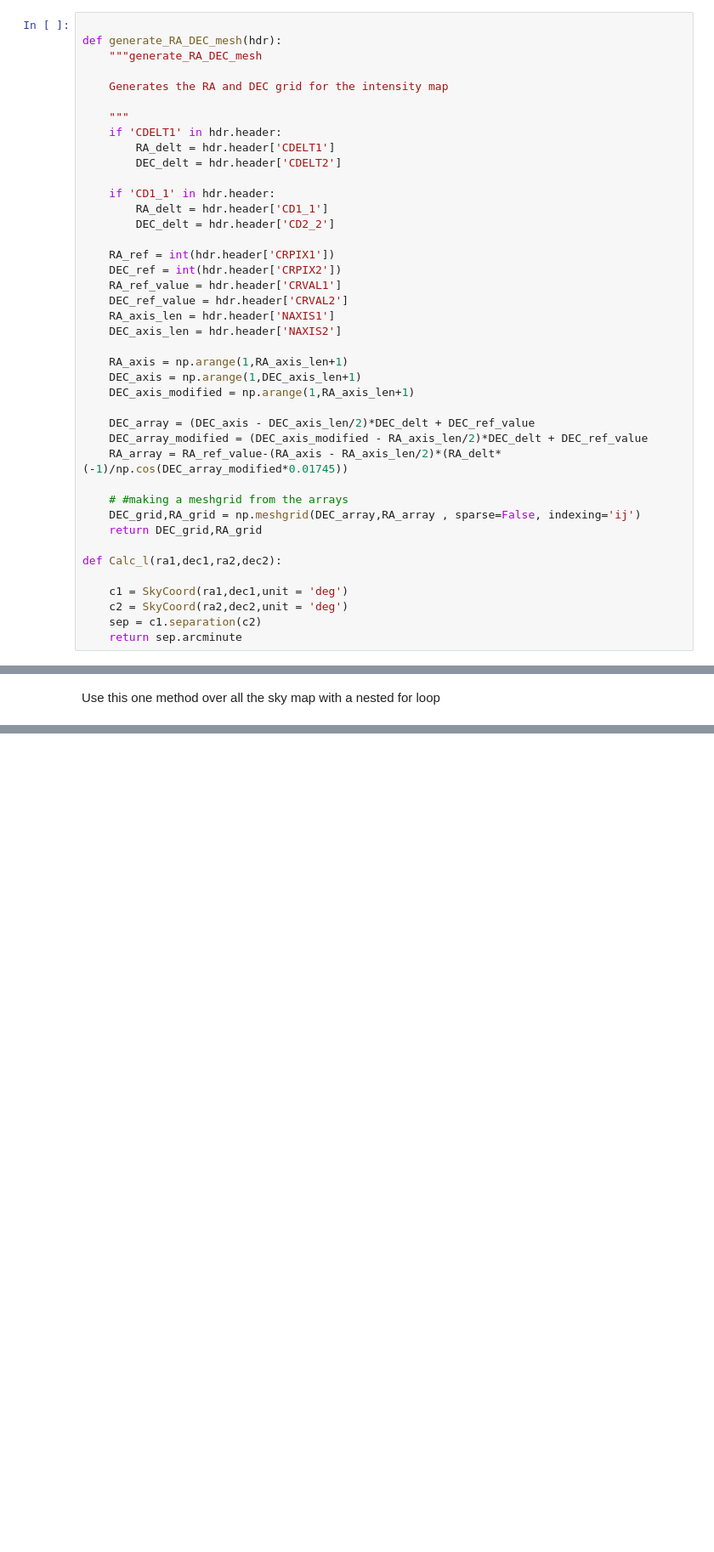
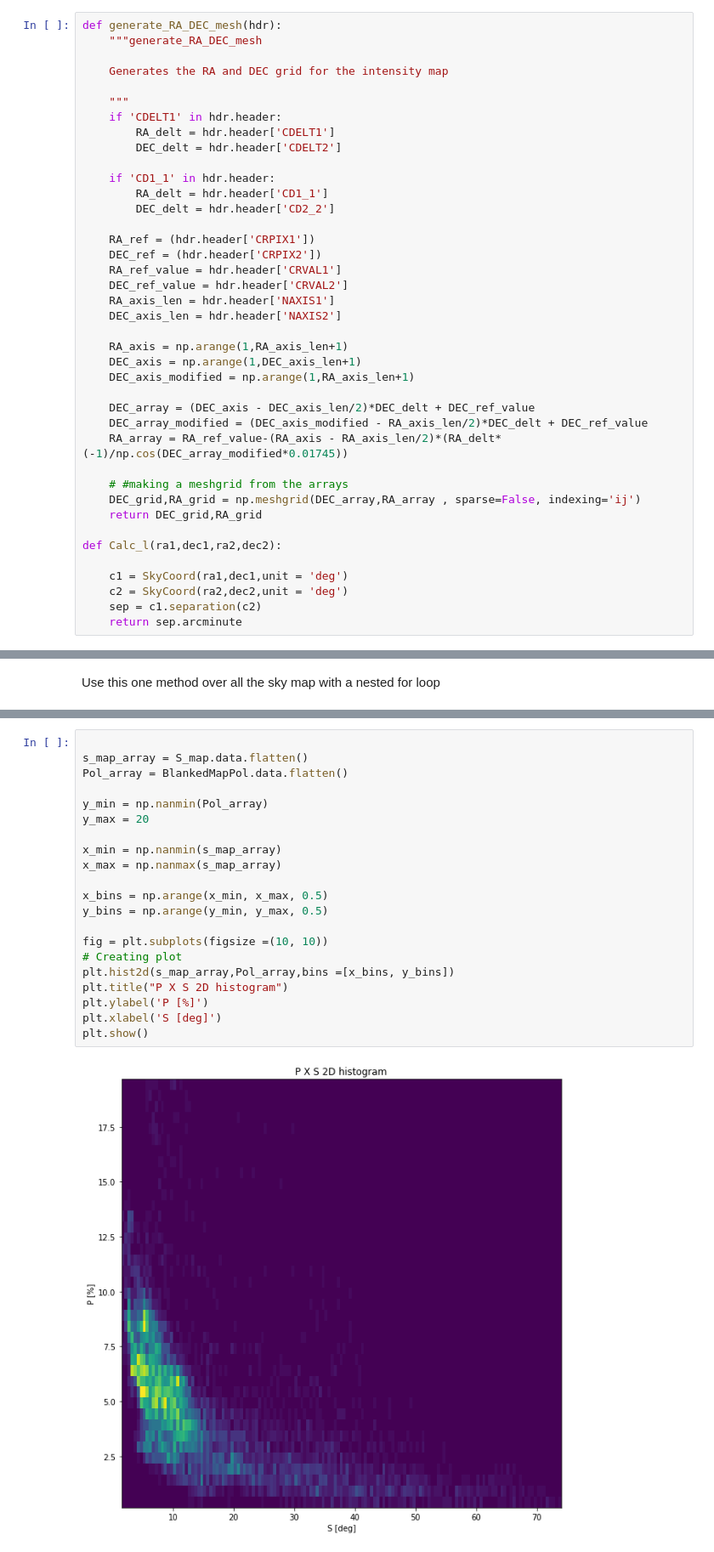
Before and after one commit to Siddharth3-14/Internship-MIT, a Jupyter notebook: angle_dispersion_funtion.ipynb, the cells around one changed output, grey strips where cells are left out. Shown: that part at 85% size. Cells and saved outputs as stored; diff of their text form; blank space fills up the shorter version.

```diff
--- a/angle_dispersion_funtion.ipynb
+++ b/angle_dispersion_funtion.ipynb
@@ -16,7 +16,6 @@ generate_RA_DEC_mesh generates RA and DEC mesh for the DATA which will be used f
 
 Calc_l find the distance between two points on the space returns the value in arcsecond
 # %%
-
 def generate_RA_DEC_mesh(hdr):
     """generate_RA_DEC_mesh
 
@@ -31,8 +30,8 @@ def generate_RA_DEC_mesh(hdr):
         RA_delt = hdr.header['CD1_1']
         DEC_delt = hdr.header['CD2_2']
 
-    RA_ref = int(hdr.header['CRPIX1'])
-    DEC_ref = int(hdr.header['CRPIX2'])
+    RA_ref = (hdr.header['CRPIX1'])
+    DEC_ref = (hdr.header['CRPIX2'])
     RA_ref_value = hdr.header['CRVAL1']
     DEC_ref_value = hdr.header['CRVAL2']
     RA_axis_len = hdr.header['NAXIS1']
@@ -135,0 +193,23 @@ plt.show()
+# %%
+
+s_map_array = S_map.data.flatten()
+Pol_array = BlankedMapPol.data.flatten()
+
+y_min = np.nanmin(Pol_array)
+y_max = 20
+
+x_min = np.nanmin(s_map_array)
+x_max = np.nanmax(s_map_array)
+
+x_bins = np.arange(x_min, x_max, 0.5)
+y_bins = np.arange(y_min, y_max, 0.5)
+
+fig = plt.subplots(figsize =(10, 10))
+# Creating plot
+plt.hist2d(s_map_array,Pol_array,bins =[x_bins, y_bins])
+plt.title("P X S 2D histogram")
+plt.ylabel('P [%]')
+plt.xlabel('S [deg]')
+plt.show()
+# %% [output]
+[figure, added]
```
Also changed, not shown: parts of 9 cells of this notebook, 2 other files.
